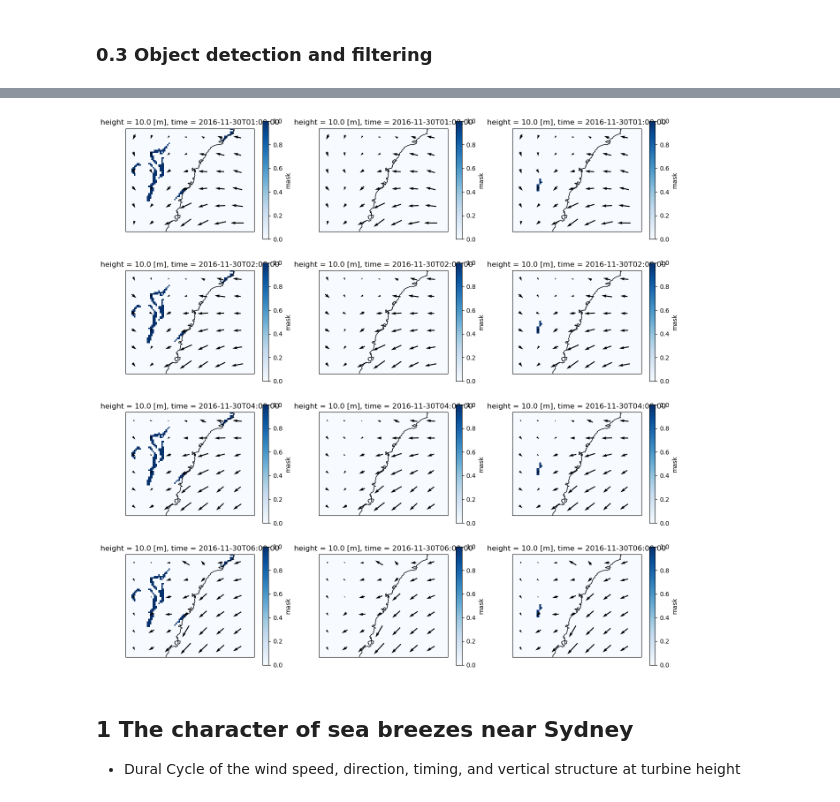
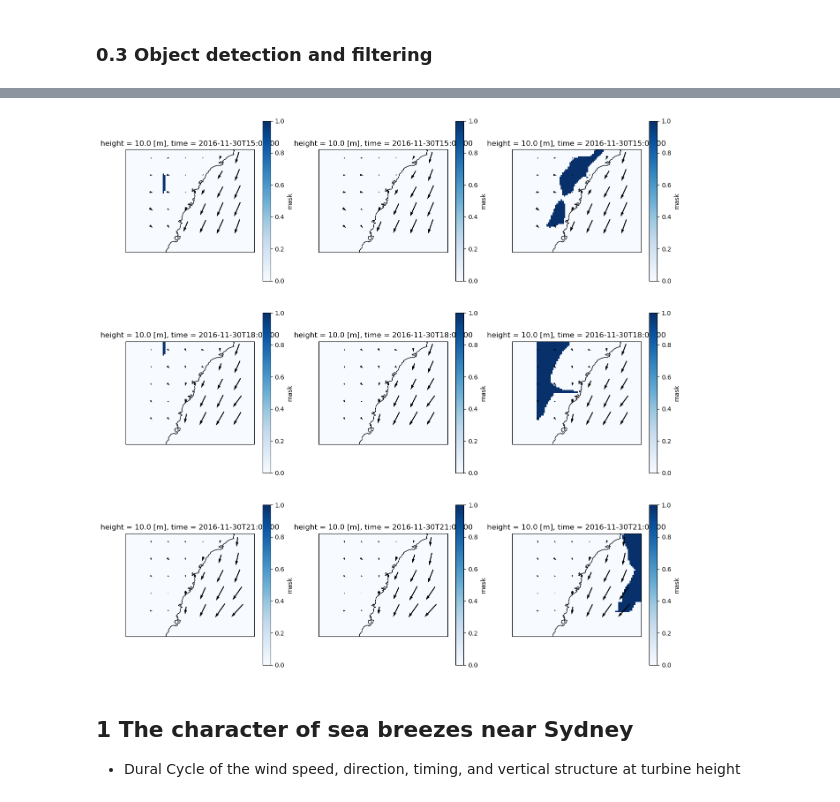
Before and after one commit to 21centuryweather/GC26_sydney_wind, a Jupyter notebook: Seabreeze.ipynb, the cells around one changed output, grey strips where cells are left out. Drawn from its saved outputs; the diff is of its cells as text; code cells hidden in the pictures.

```diff
--- a/Seabreeze.ipynb
+++ b/Seabreeze.ipynb
@@ -180,3 +184,6 @@ lon_slice = slice(149.1505,153.1915)
 hgt_slice = slice(0,4500)
 
 dx_res = 0.055
+# %%
+orog, lsm = load_static('SY_djf','SY_5','CTRL',lon_slice,lat_slice)
+angle_ds = xr.open_dataset('/g/data/up6/cx5009/hackathon/energy2026/coast_angle_SY_5.nc')
@@ -409,6 +423,12 @@ def load_variable(vname, t1, t2, exp_season, exp_res, exp_id, lon_slice,
             errors="ignore"
         )
 
+        da = da.map_blocks(
+            load_model_data.gaussian_filter_time_slice,
+            kwargs={"sigma":sigma,"axes":smooth_axes},
+            template=da
+        )
+
     #Interpolate to regular height levels
     if interp_hgts:
         chunks["lev"] = -1
@@ -758,58 +760,39 @@ See the caveats in the documentation: https://pandas.pydata.org/pandas-docs/stab
-# %%
-def plot(ds, field, ax, time, u, v, cmap):
-    # 1. Added method="nearest" to prevent the KeyError
-    ds[field].sel(time=time, method="nearest").plot(cmap=cmap, vmin=0, vmax=1)
-
-    # 2. Changed .sel(time=t) to .sel(time=time, method="nearest")
-    xr.Dataset({"u":u,"v":v}).sel(time=time, method="nearest").coarsen(
-        {"lat":12,"lon":12}, boundary="trim"
-    ).mean().plot.quiver(x="lon", y="lat", u="u", v="v")
-
-    ax.coastlines()
 # %%
-#def plot(ds,field,ax,time,u,v,cmap):
-#    ds[field].sel(time=time).plot(cmap=cmap,vmin=0,vmax=1)
-#    xr.Dataset({"u":u,"v":v}).sel(time=t).coarsen({"lat":12,"lon":12},boundary="trim").mean().\
-#        plot.quiver(x="lon",y="lat",u="u",v="v")
- #   ax.coastlines()
+def plot(ds,field,ax,time,u,v,cmap):
+    ds[field].sel(time=time).plot(cmap=cmap,vmin=0,vmax=1)
+    xr.Dataset({"u":u,"v":v}).sel(time=t).coarsen({"lat":12,"lon":12},boundary="trim").mean().\
+        plot.quiver(x="lon",y="lat",u="u",v="v")
+    ax.coastlines()
 
 plt.figure(figsize=[16,16])
 
-t = "2016-11-30 00:00"
-ax=plt.subplot(4,3,1,projection=ccrs.PlateCarree())
+t = "2016-11-30 15:00"
+ax=plt.subplot(3,3,1,projection=ccrs.PlateCarree())
 plot(F_objects,"mask",ax,t,uas,vas,cmap="Blues")
-ax=plt.subplot(4,3,2,projection=ccrs.PlateCarree())
+ax=plt.subplot(3,3,2,projection=ccrs.PlateCarree())
 plot(sbi_objects,"mask",ax,t,uas,vas,cmap="Blues")
-ax=plt.subplot(4,3,3,projection=ccrs.PlateCarree())
+ax=plt.subplot(3,3,3,projection=ccrs.PlateCarree())
 plot(fuzzy_objects,"mask",ax,t,uas,vas,cmap="Blues")
 
 
-t = "2016-11-30 02:00"
-ax=plt.subplot(4,3,4,projection=ccrs.PlateCarree())
+t = "2016-11-30 18:00"
+ax=plt.subplot(3,3,4,projection=ccrs.PlateCarree())
 plot(F_objects,"mask",ax,t,uas,vas,cmap="Blues")
-ax=plt.subplot(4,3,5,projection=ccrs.PlateCarree())
+ax=plt.subplot(3,3,5,projection=ccrs.PlateCarree())
 plot(sbi_objects,"mask",ax,t,uas,vas,cmap="Blues")
-ax=plt.subplot(4,3,6,projection=ccrs.PlateCarree())
+ax=plt.subplot(3,3,6,projection=ccrs.PlateCarree())
 plot(fuzzy_objects,"mask",ax,t,uas,vas,cmap="Blues")
 
 
-t = "2016-11-30 04:00"
-ax=plt.subplot(4,3,7,projection=ccrs.PlateCarree())
+t = "2016-11-30 21:00"
+ax=plt.subplot(3,3,7,projection=ccrs.PlateCarree())
 plot(F_objects,"mask",ax,t,uas,vas,cmap="Blues")
-ax=plt.subplot(4,3,8,projection=ccrs.PlateCarree())
+ax=plt.subplot(3,3,8,projection=ccrs.PlateCarree())
 plot(sbi_objects,"mask",ax,t,uas,vas,cmap="Blues")
-ax=plt.subplot(4,3,9,projection=ccrs.PlateCarree())
+ax=plt.subplot(3,3,9,projection=ccrs.PlateCarree())
 plot(fuzzy_objects,"mask",ax,t,uas,vas,cmap="Blues")
-
-t = "2016-11-30 06:00"
-ax=plt.subplot(4,3,10,projection=ccrs.PlateCarree())
-plot(F_objects,"mask",ax,t,uas,vas,cmap="Blues")
-ax=plt.subplot(4,3,11,projection=ccrs.PlateCarree())
-plot(sbi_objects,"mask",ax,t,uas,vas,cmap="Blues")
-ax=plt.subplot(4,3,12,projection=ccrs.PlateCarree())
-plot(fuzzy_objects,"mask",ax,t,uas,vas,cmap="Blues")
 # %% [output]
-[figure, old version]
+[figure, new version]
 # %% [markdown]
 ## 1 The character of sea breezes near Sydney
 - Dural Cycle of the wind speed, direction, timing, and vertical structure at turbine height
```
Also changed, not shown: parts of 14 cells of this notebook, 7 other files.
